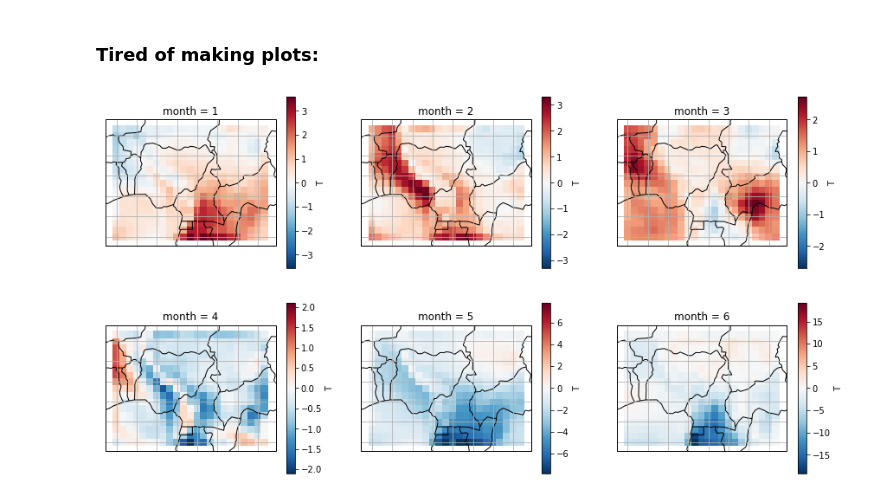
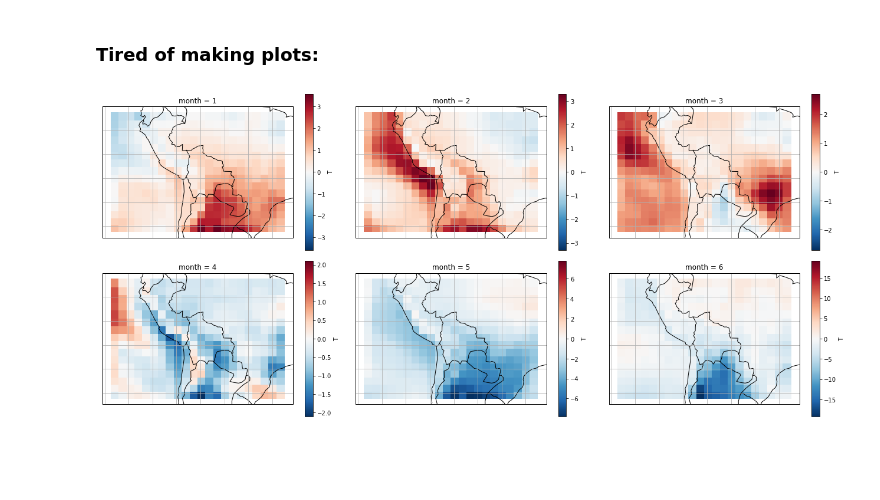
Before and after one commit to daliagachc/negi-stuff, a Jupyter notebook: negi_stuff/presentations/intro_jlab/02-_sub_Sara.ipynb, the cells around one changed output. Cells and saved outputs as stored; diff of their text form; code cells hidden in the pictures; blank space fills up the shorter version.

```diff
--- a/negi_stuff/presentations/intro_jlab/02-_sub_Sara.ipynb
+++ b/negi_stuff/presentations/intro_jlab/02-_sub_Sara.ipynb
@@ -94,14 +94,15 @@ def add_map_features(ax):
     gl = ax.gridlines()
     ax.add_feature(cy.feature.BORDERS);
 # %%
-fig, axs = sp_map(2,3, figsize=[15,8])
+fig, axs = sp_map(2,3, figsize=[18,8])
 
 T_mm = ds[T][{BT:0}].groupby('XTIME.month').mean(XT)
 T_mean = ds[T][{BT:0}].mean(XT)
 T_dev = T_mm- T_mean
 T_mm.sel(month=1)
 for mo, ax in zip(T_mm['month'], axs.flatten()):
-    T_dev.sel(month=mo) .plot(ax=ax, transform=ccrs.PlateCarree())
+    T_dev.sel(month=mo).plot(x=XLO, y=XLA,ax=ax, transform=ccrs.PlateCarree())
     add_map_features(ax)
+plt.tight_layout()
 # %% [output]
-[figure, old version]
+[figure, new version]
```
Also changed, not shown: parts of 14 cells of this notebook.
